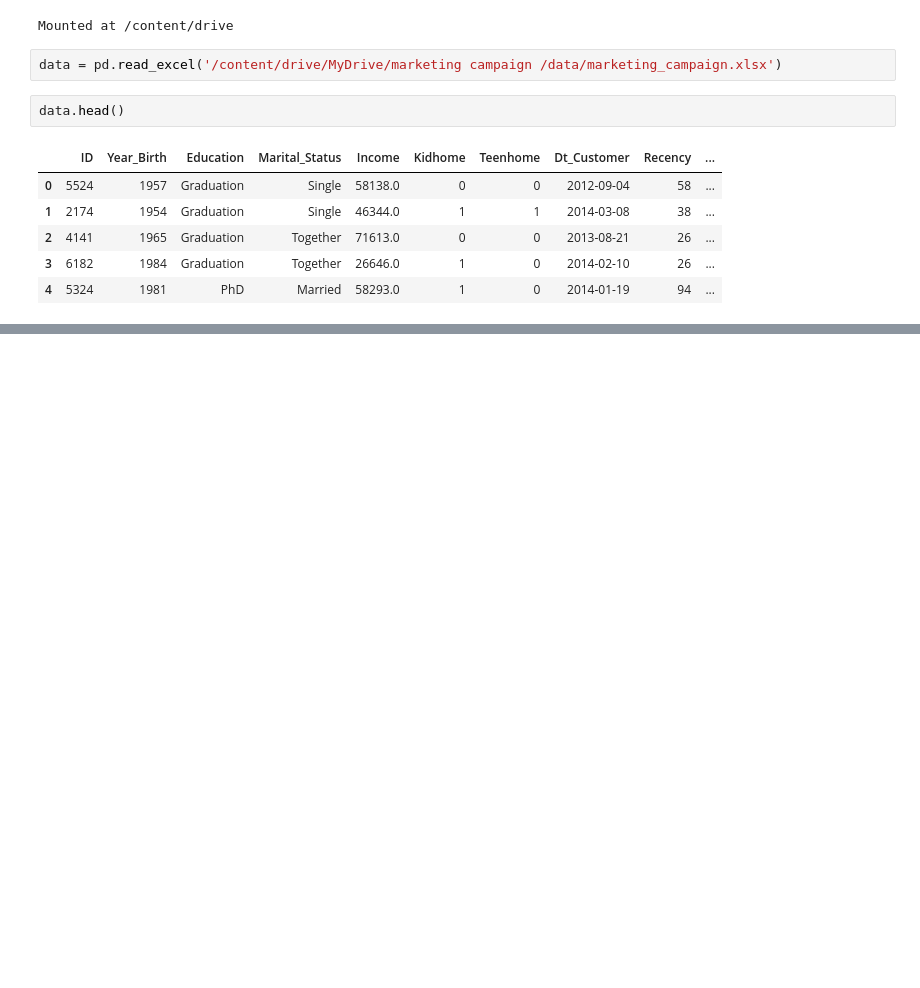
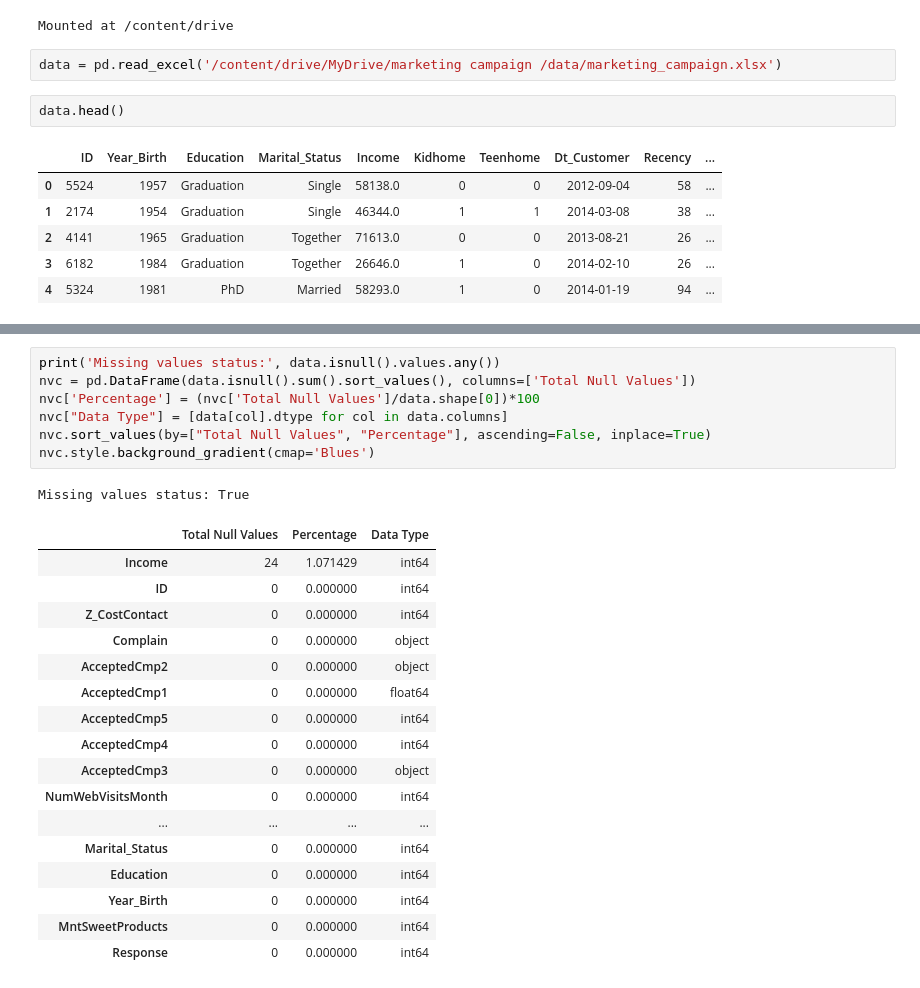
Before and after one commit to QaziSaim/Loot-Mart-marketing-campaign, a Jupyter notebook: [EDA_+_Ingiht]_Response_Prediction_Classification_Marketing_Campaign.ipynb, the cells around one changed output, grey strips where cells are left out. Drawn from its saved outputs; the diff is of its cells as text; blank space fills up the shorter version.

```diff
--- a/[EDA_+_Ingiht]_Response_Prediction_Classification_Marketing_Campaign.ipynb
+++ b/[EDA_+_Ingiht]_Response_Prediction_Classification_Marketing_Campaign.ipynb
@@ -190,0 +287,26 @@ data.head()
+# %%
+print('Missing values status:', data.isnull().values.any())
+nvc = pd.DataFrame(data.isnull().sum().sort_values(), columns=['Total Null Values'])
+nvc['Percentage'] = (nvc['Total Null Values']/data.shape[0])*100
+nvc["Data Type"] = [data[col].dtype for col in data.columns]
+nvc.sort_values(by=["Total Null Values", "Percentage"], ascending=False, inplace=True)
+nvc.style.background_gradient(cmap='Blues')
+# %% [output]
+Missing values status: True
+|  | Total Null Values | Percentage | Data Type |
+| Income | 24 | 1.071429 | int64 |
+| ID | 0 | 0.000000 | int64 |
+| Z_CostContact | 0 | 0.000000 | int64 |
+| Complain | 0 | 0.000000 | object |
+| AcceptedCmp2 | 0 | 0.000000 | object |
+| AcceptedCmp1 | 0 | 0.000000 | float64 |
+| AcceptedCmp5 | 0 | 0.000000 | int64 |
+| AcceptedCmp4 | 0 | 0.000000 | int64 |
+| AcceptedCmp3 | 0 | 0.000000 | object |
+| NumWebVisitsMonth | 0 | 0.000000 | int64 |
+| ... | ... | ... | ... |
+| Marital_Status | 0 | 0.000000 | int64 |
+| Education | 0 | 0.000000 | int64 |
+| Year_Birth | 0 | 0.000000 | int64 |
+| MntSweetProducts | 0 | 0.000000 | int64 |
+| Response | 0 | 0.000000 | int64 |
```
Also changed, not shown: parts of 22 cells of this notebook.
